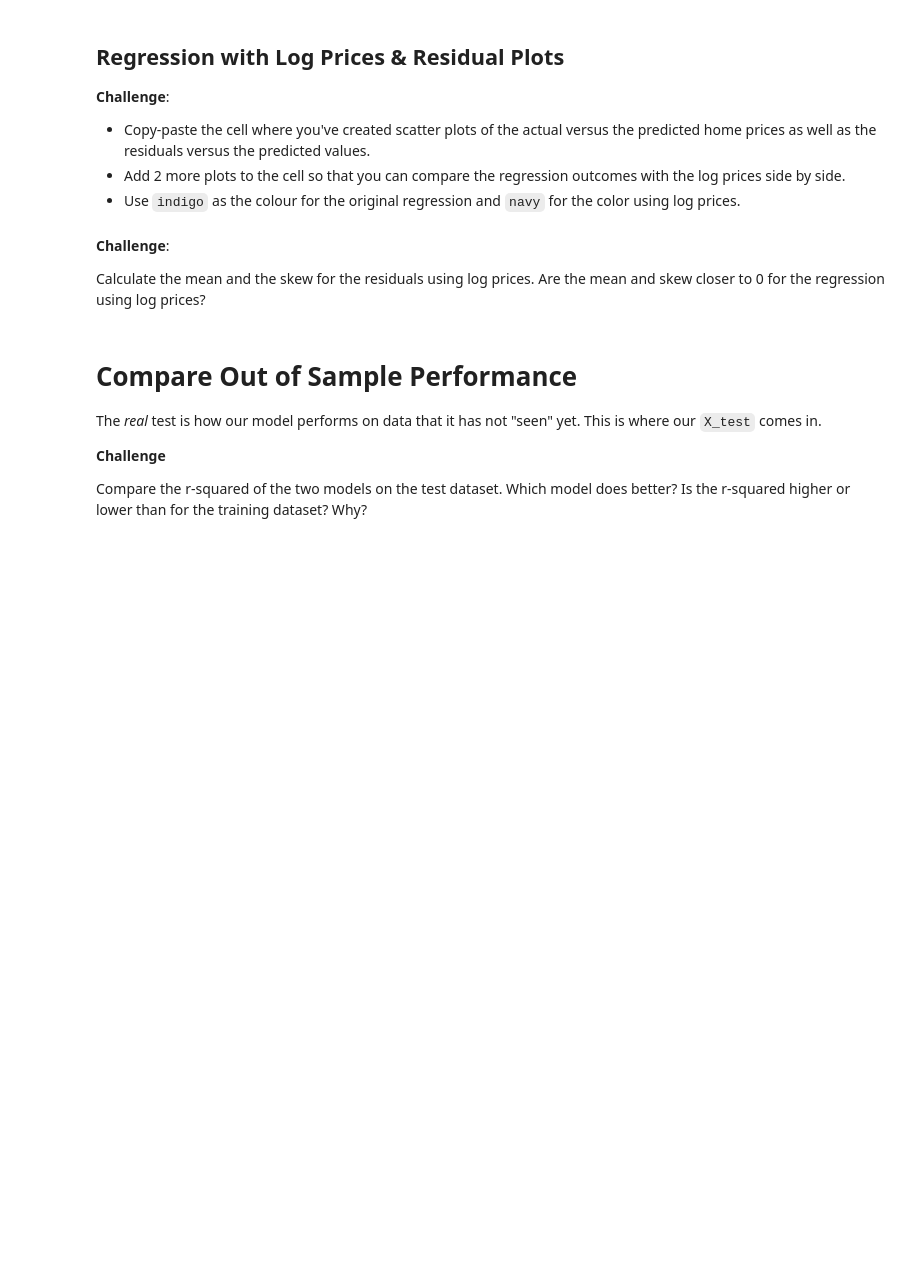
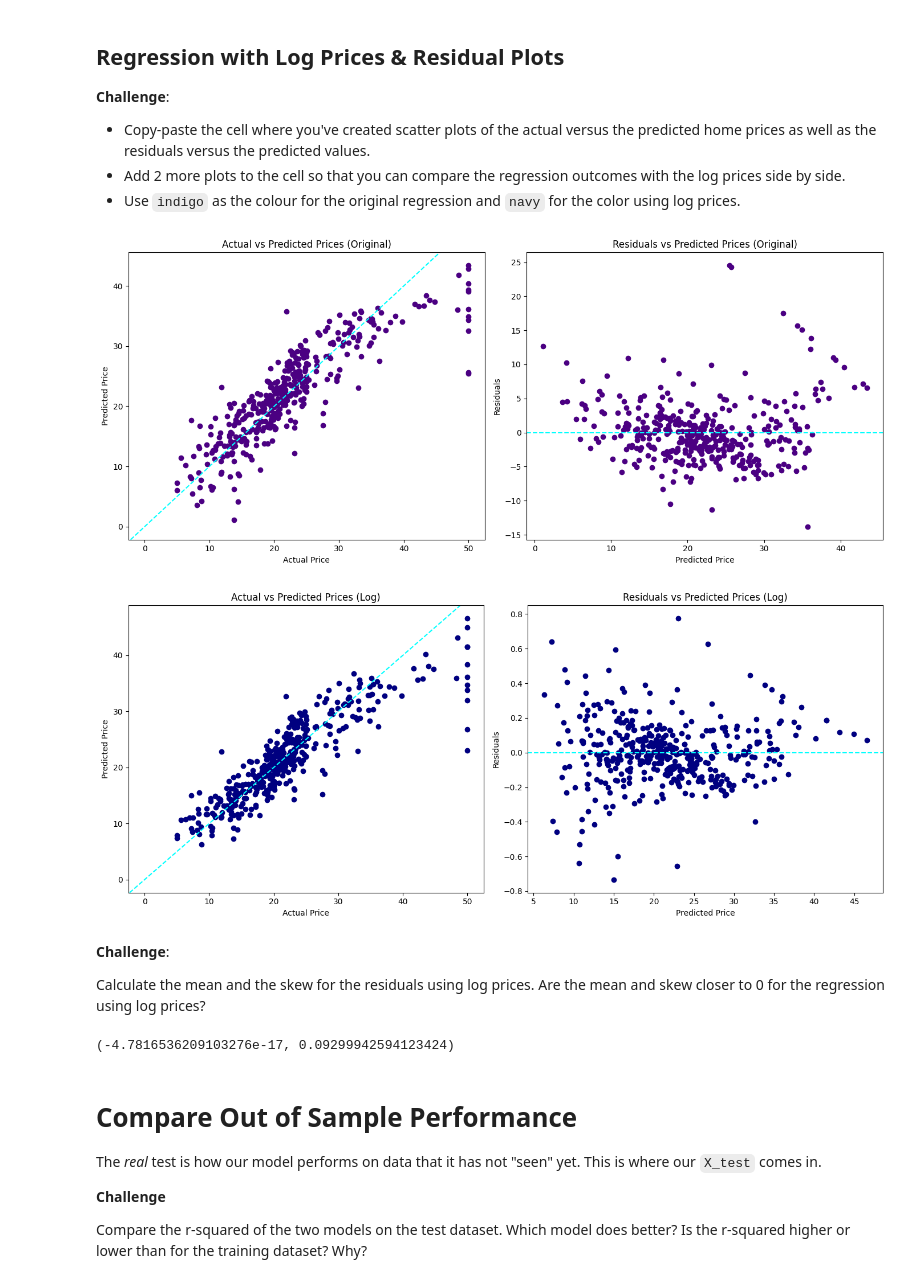
Before and after one commit to IrishEgie/data_science_py, a Jupyter notebook: data_science_10/Multivariable_Regression_and_Valuation_Model_(start).ipynb, the cells around one changed output. Drawn from its saved outputs; the diff is of its cells as text; code cells hidden in the pictures; blank space fills up the shorter version.

Commit message:
update: visulization of Regression with Log Prices & Residual Plots

```diff
--- a/data_science_10/Multivariable_Regression_and_Valuation_Model_(start).ipynb
+++ b/data_science_10/Multivariable_Regression_and_Valuation_Model_(start).ipynb
@@ -723,10 +742,69 @@ Hint: Use a DataFrame to make the output look pretty.
 * Copy-paste the cell where you've created scatter plots of the actual versus the predicted home prices as well as the residuals versus the predicted values.
 * Add 2 more plots to the cell so that you can compare the regression outcomes with the log prices side by side.
 * Use `indigo` as the colour for the original regression and `navy` for the color using log prices.
+# %%
+# Predicted values for log prices
+predicted_log_values = model_log.predict(X_train_log)
+residuals_log = y_train_log - predicted_log_values
+
+# Set up the figure
+plt.figure(figsize=(14, 6))
+
+# Actual vs Predicted Prices (original)
+plt.subplot(1, 2, 1)
+plt.scatter(y_train, predicted_values, color='indigo')
+plt.title('Actual vs Predicted Prices (Original)')
+plt.xlabel('Actual Price')
+plt.ylabel('Predicted Price')
+plt.axline((0, 0), slope=1, color='cyan', linestyle='--')
+
+# Residuals vs Predicted Prices (original)
+plt.subplot(1, 2, 2)
+plt.scatter(predicted_values, residuals, color='indigo')
+plt.title('Residuals vs Predicted Prices (Original)')
+plt.xlabel('Predicted Price')
+plt.ylabel('Residuals')
+plt.axhline(0, color='cyan', linestyle='--')
+
+plt.tight_layout()
+plt.show()
+
+# Now for Log Prices
+plt.figure(figsize=(14, 6))
+
+# Actual vs Predicted Prices (log)
+plt.subplot(1, 2, 1)
+plt.scatter(np.exp(y_train_log), np.exp(predicted_log_values), color='navy')
+plt.title('Actual vs Predicted Prices (Log)')
+plt.xlabel('Actual Price')
+plt.ylabel('Predicted Price')
+plt.axline((0, 0), slope=1, color='cyan', linestyle='--')
+
+# Residuals vs Predicted Prices (log)
+plt.subplot(1, 2, 2)
+plt.scatter(np.exp(predicted_log_values), residuals_log, color='navy')
+plt.title('Residuals vs Predicted Prices (Log)')
+plt.xlabel('Predicted Price')
+plt.ylabel('Residuals')
+plt.axhline(0, color='cyan', linestyle='--')
+
+plt.tight_layout()
+plt.show()
+# %% [output]
+[figure, added]
+[figure, added]
 # %% [markdown]
 **Challenge**:
 
 Calculate the mean and the skew for the residuals using log prices. Are the mean and skew closer to 0 for the regression using log prices?
+# %%
+# Calculate the mean and skewness of the residuals for log prices
+mean_residuals_log = residuals_log.mean()
+skewness_residuals_log = residuals_log.skew()
+
+mean_residuals_log, skewness_residuals_log
+# %% [output]
+(-4.7816536209103276e-17, 0.09299942594123424)
 # %% [markdown]
 # Compare Out of Sample Performance
 
```
Also changed, not shown: parts of 3 cells of this notebook.
